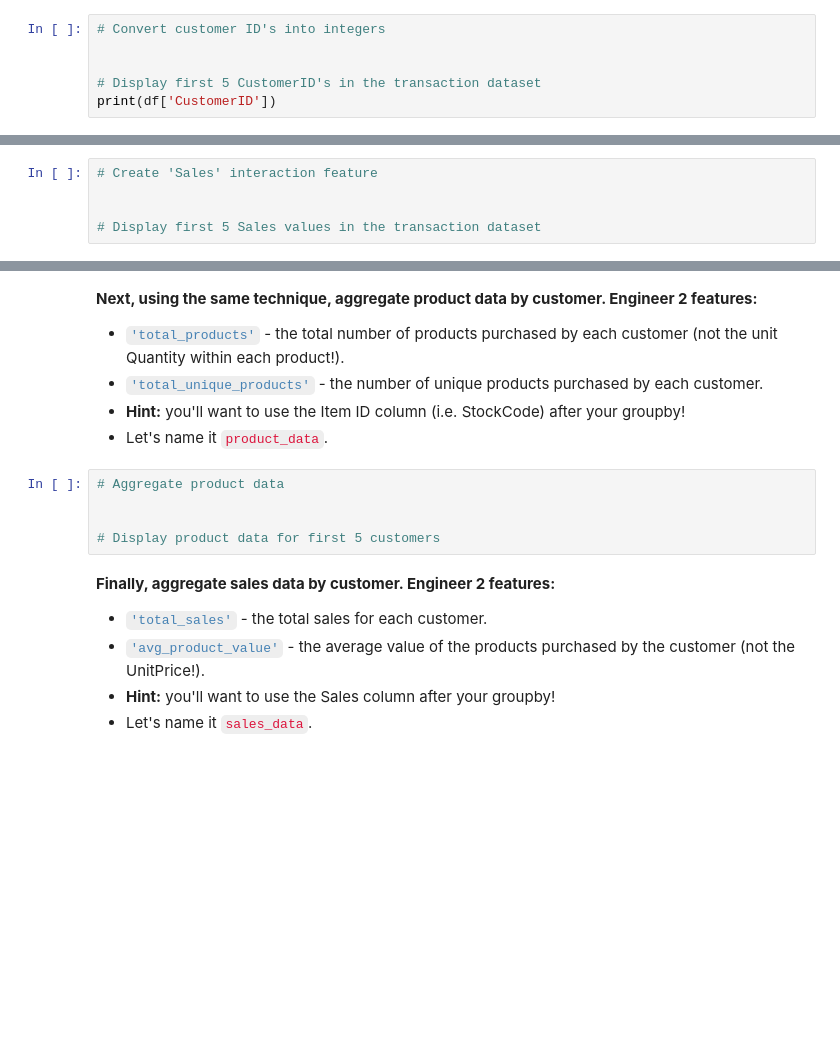
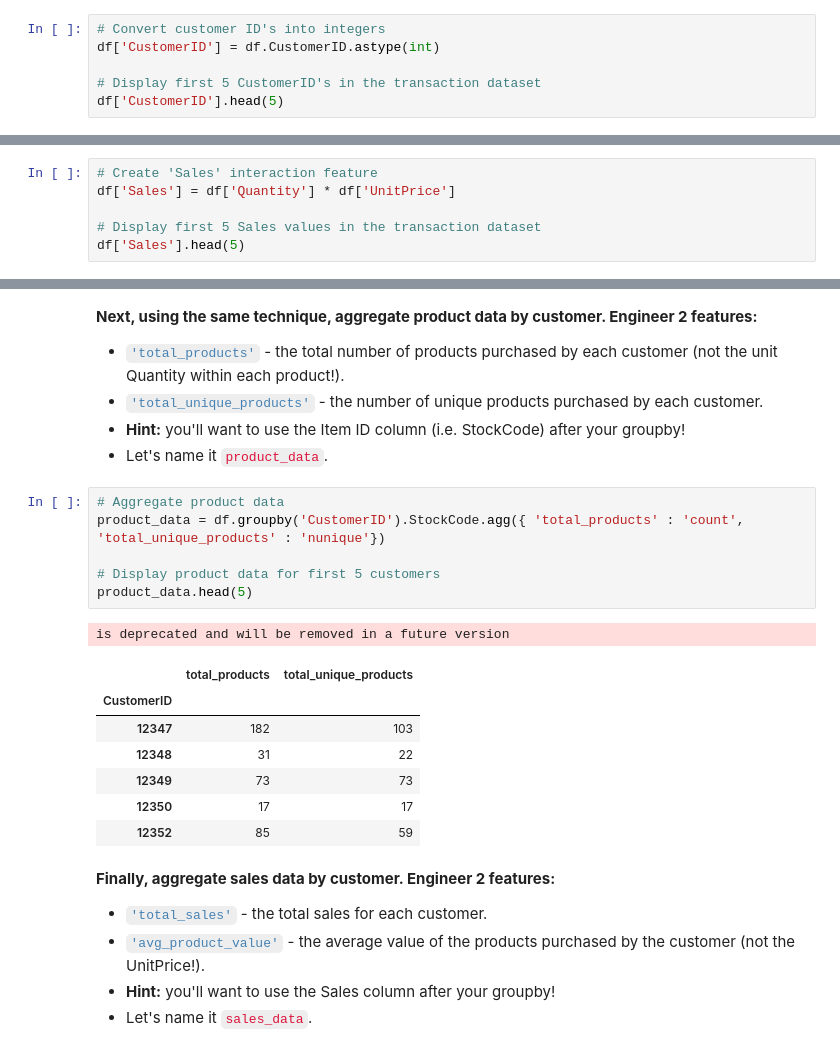
Before and after one commit to nmlook/EDS-Project-4-Workbook-Bundle, a Jupyter notebook: Module 1 - Data Wrangling.ipynb, the cells around one changed output, grey strips where cells are left out. Cells and saved outputs as stored; diff of their text form; blank space fills up the shorter version.

Commit message:
Completed customer-level feature engineering

```diff
--- a/Module 1 - Data Wrangling.ipynb
+++ b/Module 1 - Data Wrangling.ipynb
@@ -139,7 +139,7 @@ df = df[df.CustomerID.notnull()]
 * Then, display the first 5 CustomerID's in the transaction dataset just to confirm.
 # %%
 # Convert customer ID's into integers
-
+df['CustomerID'] = df.CustomerID.astype(int)
 
 # Display first 5 CustomerID's in the transaction dataset
-print(df['CustomerID'])
+df['CustomerID'].head(5)
@@ -148,6 +155,7 @@ print(df['CustomerID'])
 * Then, display the first 5 Sales values in the transaction dataset just to confirm.
 # %%
 # Create 'Sales' interaction feature
-
+df['Sales'] = df['Quantity'] * df['UnitPrice']
 
 # Display first 5 Sales values in the transaction dataset
+df['Sales'].head(5)
@@ -183,9 +209,19 @@ Now that we have a cleaned transaction-level dataset, it's time to **roll it up*
 * Let's name it <code style="color:crimson">product_data</code>.
 # %%
 # Aggregate product data
-
+product_data = df.groupby('CustomerID').StockCode.agg({ 'total_products' : 'count', 'total_unique_products' : 'nunique'})
 
 # Display product data for first 5 customers
+product_data.head(5)
+# %% [output]
+is deprecated and will be removed in a future version
+|  | total_products | total_unique_products |
+| CustomerID |  |  |
+| 12347 | 182 | 103 |
+| 12348 | 31 | 22 |
+| 12349 | 73 | 73 |
+| 12350 | 17 | 17 |
+| 12352 | 85 | 59 |
 # %% [markdown]
 **Finally, aggregate sales data by customer. Engineer 2 features:**
 * <code style="color:steelblue">'total_sales'</code> - the total sales for each customer.
```
Also changed, not shown: parts of 5 cells of this notebook, 1 other file.
